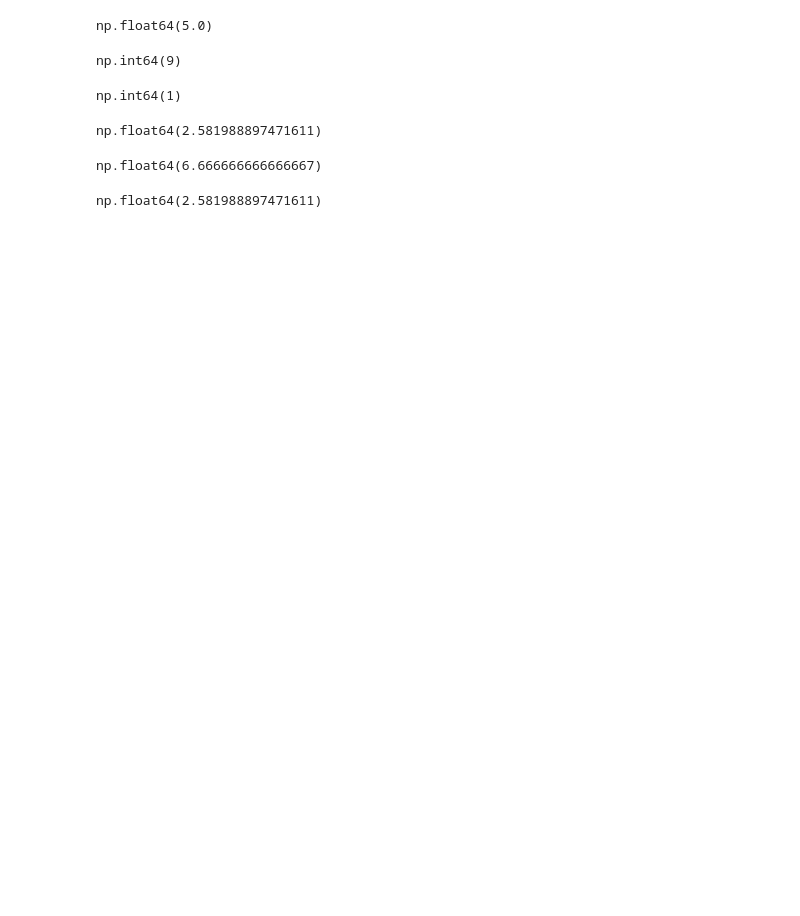
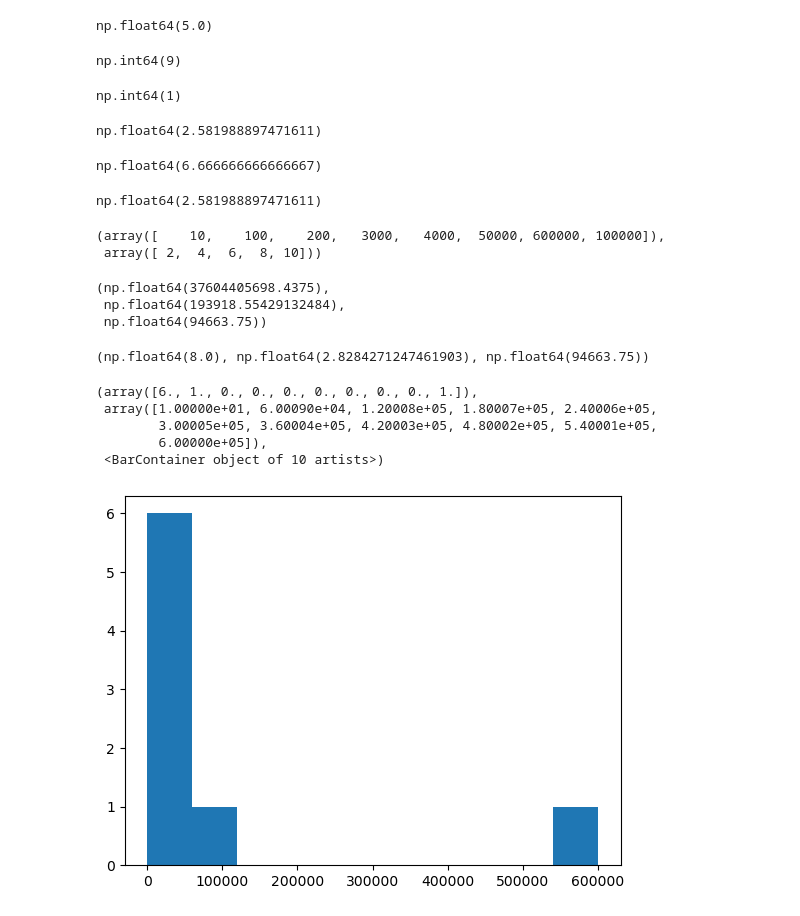
Before and after one commit to Hai567/ztm-ml, a Jupyter notebook: numpy/intro-to-numpy.ipynb, the cells around one changed output. Drawn from its saved outputs; the diff is of its cells as text; code cells hidden in the pictures; blank space fills up the shorter version.

```diff
--- a/numpy/intro-to-numpy.ipynb
+++ b/numpy/intro-to-numpy.ipynb
@@ -296,3 +296,31 @@ np.float64(6.666666666666667)
 np.sqrt(np.var(a2))
 # %% [output]
 np.float64(2.581988897471611)
+# %%
+high_var_array = np.array([10, 100, 200, 3000, 4000, 50000, 600000, 100000])
+low_var_array = np.array([2,4,6,8,10])
+high_var_array, low_var_array
+# %% [output]
+(array([    10,    100,    200,   3000,   4000,  50000, 600000, 100000]),
+ array([ 2,  4,  6,  8, 10]))
+# %%
+np.var(high_var_array), np.std(high_var_array), np.mean(high_var_array)
+# %% [output]
+(np.float64(37604405698.4375),
+ np.float64(193918.55429132484),
+ np.float64(94663.75))
+# %%
+np.var(low_var_array), np.std(low_var_array), np.mean(high_var_array)
+# %% [output]
+(np.float64(8.0), np.float64(2.8284271247461903), np.float64(94663.75))
+# %%
+import matplotlib.pyplot as plt
+
+plt.hist(high_var_array)
+# %% [output]
+(array([6., 1., 0., 0., 0., 0., 0., 0., 0., 1.]),
+ array([1.00000e+01, 6.00090e+04, 1.20008e+05, 1.80007e+05, 2.40006e+05,
+        3.00005e+05, 3.60004e+05, 4.20003e+05, 4.80002e+05, 5.40001e+05,
+        6.00000e+05]),
+ <BarContainer object of 10 artists>)
+[figure, added]
```
Also changed, not shown: parts of 1 cell of this notebook.
